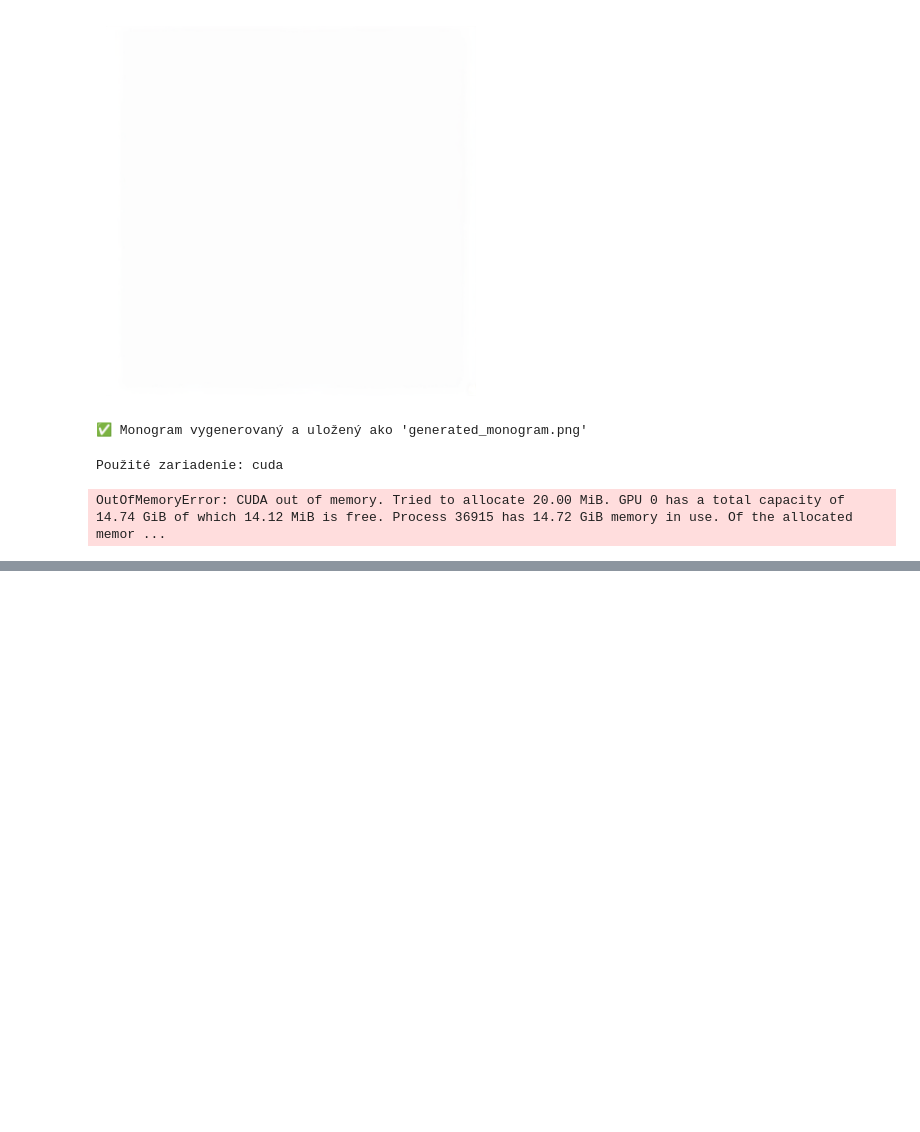
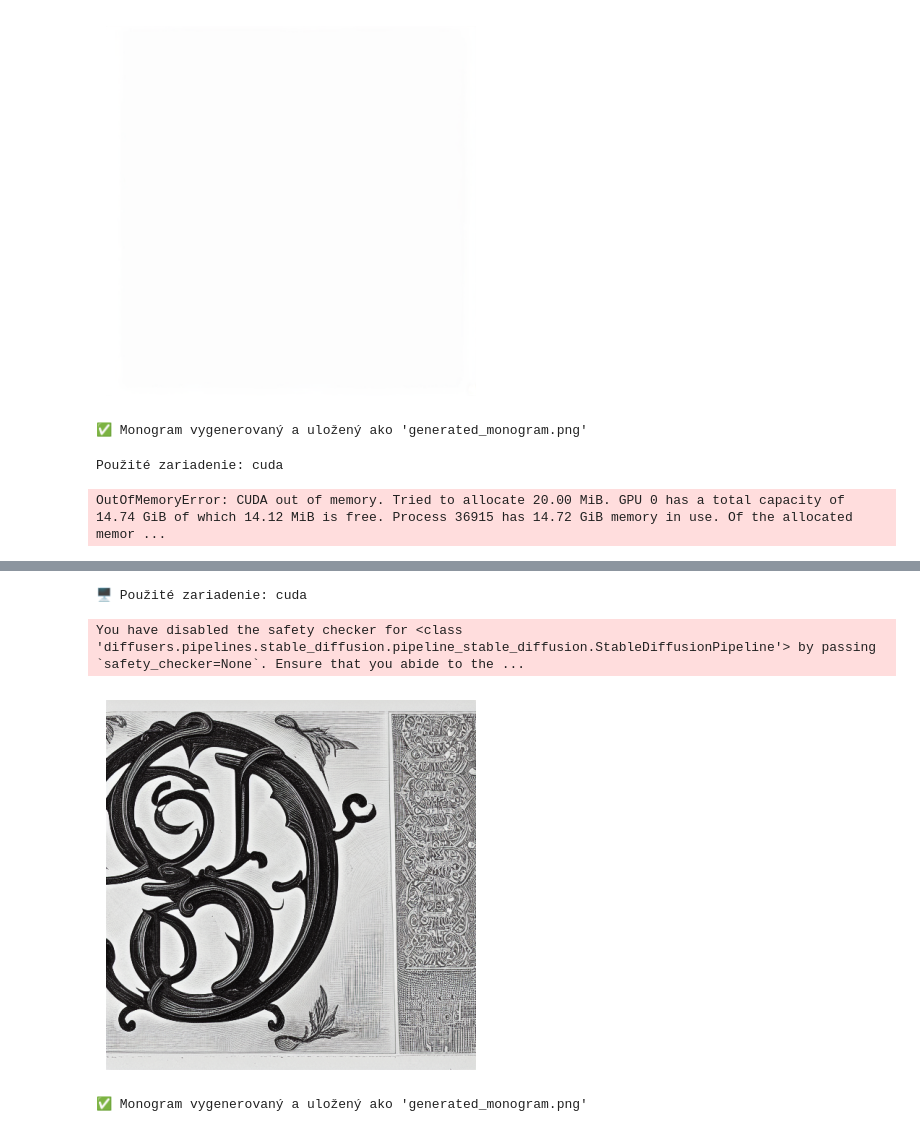
Before and after one commit to kanvor/pokusy, a Jupyter notebook: Snippets_Importing_libraries.ipynb, the cells around one changed output, grey strips where cells are left out. Cells and saved outputs as stored; diff of their text form; code cells hidden in the pictures; blank space fills up the shorter version.

```diff
--- a/Snippets_Importing_libraries.ipynb
+++ b/Snippets_Importing_libraries.ipynb
@@ -711,0 +865,42 @@ OutOfMemoryError: CUDA out of memory. Tried to allocate 20.00 MiB. GPU 0 has a t
+# %%
+# ✅ Inštalácia potrebných balíkov
+!pip install diffusers transformers accelerate safetensors torch torchvision --quiet
+
+import torch
+from diffusers import StableDiffusionPipeline, EulerAncestralDiscreteScheduler
+import matplotlib.pyplot as plt
+
+# ✅ Kontrola GPU
+device = "cuda" if torch.cuda.is_available() else "cpu"
+print(f"🖥️ Použité zariadenie: {device}")
+
+# ✅ Načítanie Stable Diffusion 1.5 (SPRÁVNA verzia)
+pipe = StableDiffusionPipeline.from_pretrained(
+    "runwayml/stable-diffusion-v1-5",
+    torch_dtype=torch.float16,
+    safety_checker=None,
+    local_files_only=False  # ⬅️ Umožní stiahnutie, ak model chýba
+).to(device)
+
+# ✅ Optimalizácia scheduleru (lepšia kvalita)
+pipe.scheduler = EulerAncestralDiscreteScheduler.from_config(pipe.scheduler.config)
+
+# ✅ Prompt pre monogramy
+prompt = ("An intricate **industrial monogram**, black and white engraving, vintage typography, "
+          "19th-century style, hand-drawn, hyper-detailed, elegant and symmetrical design")
+
+# ✅ Generovanie obrázka
+image = pipe(prompt, guidance_scale=7.5).images[0]
+
+# ✅ Zobrazenie a uloženie
+image.save("generated_monogram.png")
+plt.imshow(image)
+plt.axis("off")
+plt.show()
+
+print("✅ Monogram vygenerovaný a uložený ako 'generated_monogram.png'")
+# %% [output]
+🖥️ Použité zariadenie: cuda
+You have disabled the safety checker for <class 'diffusers.pipelines.stable_diffusion.pipeline_stable_diffusion.StableDiffusionPipeline'> by passing `safety_checker=None`. Ensure that you abide to the ...
+[figure, added]
+✅ Monogram vygenerovaný a uložený ako 'generated_monogram.png'
```
Also changed, not shown: parts of 3 cells of this notebook.
